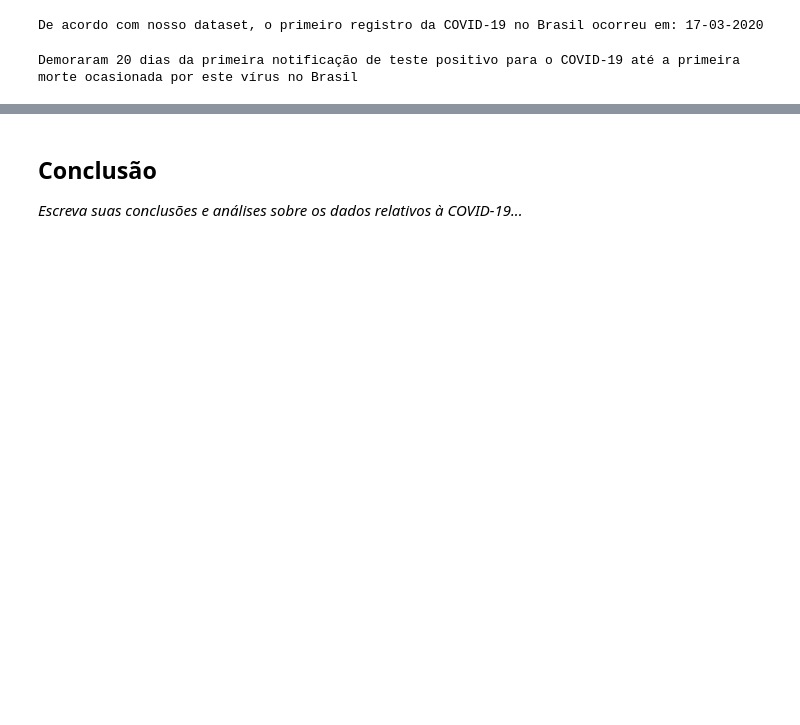
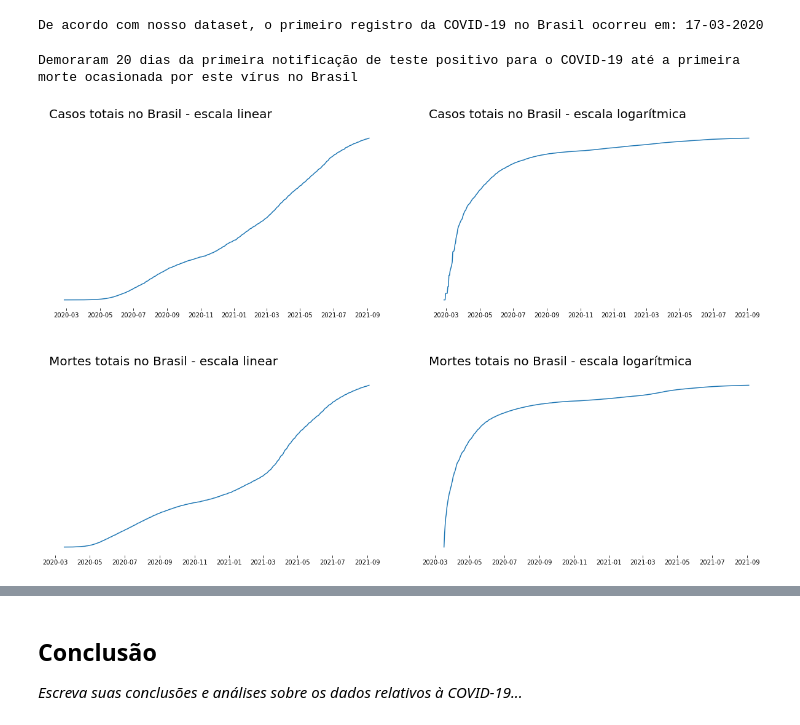
Before and after one commit to FerrazThales/Analysis_COVID_19, a Jupyter notebook: Panorama_da_COVID_19.ipynb, the cells around one changed output, grey strips where cells are left out. Drawn from its saved outputs; the diff is of its cells as text; code cells hidden in the pictures; blank space fills up the shorter version.

```diff
--- a/Panorama_da_COVID_19.ipynb
+++ b/Panorama_da_COVID_19.ipynb
@@ -569,3 +567,37 @@ data_primeira_morte=df_brasil[~df_brasil['total_deaths'].isna()].index[0]
 print('Demoraram {} dias da primeira notificação de teste positivo para o COVID-19 até a primeira morte ocasionada por este vírus no Brasil'.format((data_primeira_morte-data_primeiro_caso).days))
 # %% [output]
 Demoraram 20 dias da primeira notificação de teste positivo para o COVID-19 até a primeira morte ocasionada por este vírus no Brasil
+# %%
+#criando o figure e o ax no matplotlib
+fig,ax = plt.subplots(figsize=(18,12),nrows=2,ncols=2)
+
+#primeiro gráfico
+ax[0][0].get_yaxis().set_visible(False)
+ax[0][0].set_frame_on(False)
+ax[0][0].set_title('Casos totais no Brasil - escala linear',loc='left',pad=20,fontsize=20)
+ax[0][0].plot(df_brasil['total_cases'])
+
+##segundo gráfico
+ax[0][1].get_yaxis().set_visible(False)
+ax[0][1].set_frame_on(False)
+ax[0][1].set_title('Casos totais no Brasil - escala logarítmica',loc='left',pad=20,fontsize=20)
+ax[0][1].plot(df_brasil['total_cases'])
+ax[0][1].set_yscale('log')
+
+#terceiro gráfico
+ax[1][0].get_yaxis().set_visible(False)
+ax[1][0].set_frame_on(False)
+ax[1][0].set_title('Mortes totais no Brasil - escala linear',loc='left',pad=20,fontsize=20)
+ax[1][0].plot(df_brasil['total_deaths'])
+
+##quarto gráfico
+ax[1][1].get_yaxis().set_visible(False)
+ax[1][1].set_frame_on(False)
+ax[1][1].set_title('Mortes totais no Brasil - escala logarítmica',loc='left',pad=20,fontsize=20)
+ax[1][1].plot(df_brasil['total_deaths'])
+ax[1][1].set_yscale('log')
+
+#plotar os gráficos
+plt.tight_layout(pad=6.0);
+# %% [output]
+[figure, added]
```
Also changed, not shown: parts of 14 cells of this notebook.
